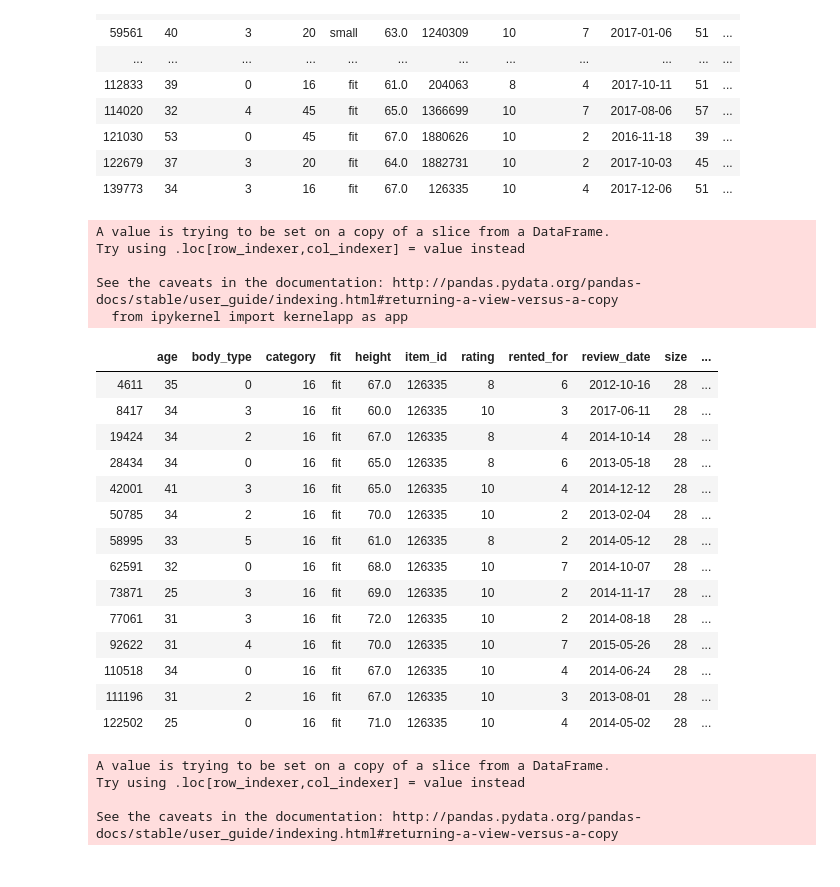
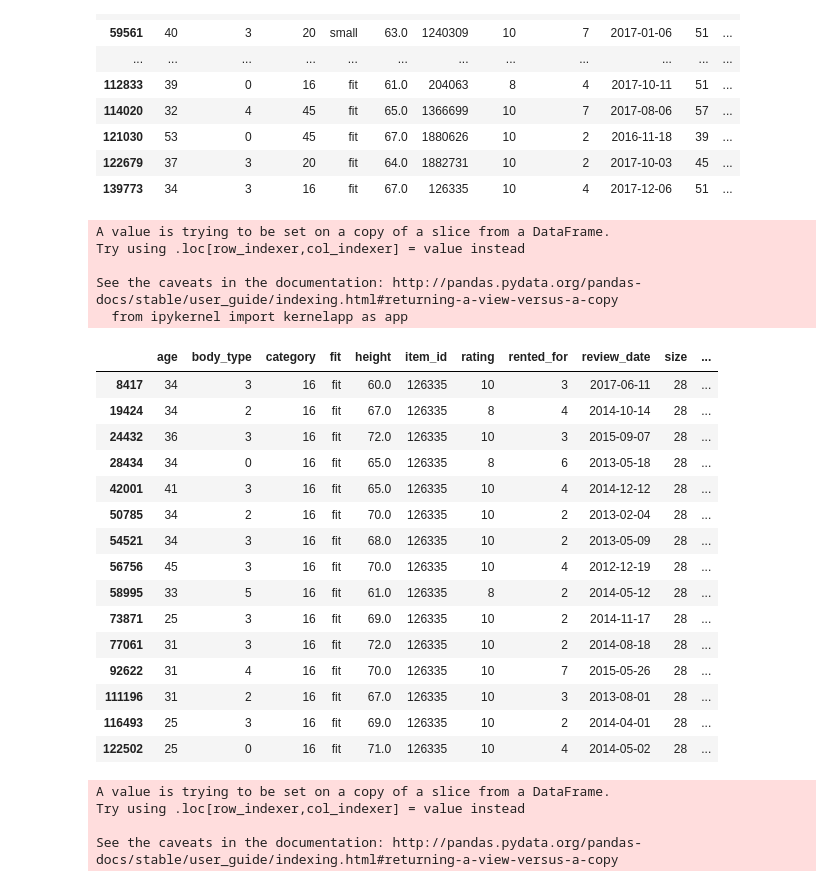
Before and after one commit to mdsvoren/eecs731-final-project, a Jupyter notebook: notebooks/Anomaly_Detection.ipynb, the cells around one changed output. Saved outputs shown, nothing was run; the diff lists cells and outputs as text; code cells hidden in the pictures.

```diff
--- a/notebooks/Anomaly_Detection.ipynb
+++ b/notebooks/Anomaly_Detection.ipynb
@@ -427,44 +427,45 @@ data_pred.loc[data_pred["pred"] == -1]
 | 122679 | 37 | 3 | 20 | fit | 64.0 | 1882731 | 10 | 2 | 2017-10-03 | 45 | ... |
 | 139773 | 34 | 3 | 16 | fit | 67.0 | 126335 | 10 | 4 | 2017-12-06 | 51 | ... |
 # %%
-X_cols = ["body_type", "weight", "size", 'height', 'bust_volume', 'bust_height']
+X_cols = ["weight", "size", 'height', 'bust_volume', 'bust_height']
 ilf = IsolationForest(n_estimators = 100,
                       max_samples = 256,
                       behaviour = "new",
                       random_state = rng,
                       contamination = 0.1
 
     )
 item_id = 126335
 largest_item = reviews.loc[reviews['item_id'] == item_id]
 fit_data = largest_item.loc[largest_item['fit'] == 'fit']
 pred = ilf.fit_predict(fit_data[X_cols])
 
 data_pred = fit_data
 data_pred["pred"] = pred
 
 size_28 = data_pred.loc[data_pred['size'] == 28]
 size_28.loc[size_28["pred"] == -1]
 # %% [output]
 A value is trying to be set on a copy of a slice from a DataFrame.
 Try using .loc[row_indexer,col_indexer] = value instead
 
 See the caveats in the documentation: http://pandas.pydata.org/pandas-docs/stable/user_guide/indexing.html#returning-a-view-versus-a-copy
   from ipykernel import kernelapp as app
 |  | age | body_type | category | fit | height | item_id | rating | rented_for | review_date | size | ... |
-| 4611 | 35 | 0 | 16 | fit | 67.0 | 126335 | 8 | 6 | 2012-10-16 | 28 | ... |
 | 8417 | 34 | 3 | 16 | fit | 60.0 | 126335 | 10 | 3 | 2017-06-11 | 28 | ... |
 | 19424 | 34 | 2 | 16 | fit | 67.0 | 126335 | 8 | 4 | 2014-10-14 | 28 | ... |
+| 24432 | 36 | 3 | 16 | fit | 72.0 | 126335 | 10 | 3 | 2015-09-07 | 28 | ... |
 | 28434 | 34 | 0 | 16 | fit | 65.0 | 126335 | 8 | 6 | 2013-05-18 | 28 | ... |
 | 42001 | 41 | 3 | 16 | fit | 65.0 | 126335 | 10 | 4 | 2014-12-12 | 28 | ... |
 | 50785 | 34 | 2 | 16 | fit | 70.0 | 126335 | 10 | 2 | 2013-02-04 | 28 | ... |
+| 54521 | 34 | 3 | 16 | fit | 68.0 | 126335 | 10 | 2 | 2013-05-09 | 28 | ... |
+| 56756 | 45 | 3 | 16 | fit | 70.0 | 126335 | 10 | 4 | 2012-12-19 | 28 | ... |
 | 58995 | 33 | 5 | 16 | fit | 61.0 | 126335 | 8 | 2 | 2014-05-12 | 28 | ... |
-| 62591 | 32 | 0 | 16 | fit | 68.0 | 126335 | 10 | 7 | 2014-10-07 | 28 | ... |
 | 73871 | 25 | 3 | 16 | fit | 69.0 | 126335 | 10 | 2 | 2014-11-17 | 28 | ... |
 | 77061 | 31 | 3 | 16 | fit | 72.0 | 126335 | 10 | 2 | 2014-08-18 | 28 | ... |
 | 92622 | 31 | 4 | 16 | fit | 70.0 | 126335 | 10 | 7 | 2015-05-26 | 28 | ... |
-| 110518 | 34 | 0 | 16 | fit | 67.0 | 126335 | 10 | 4 | 2014-06-24 | 28 | ... |
 | 111196 | 31 | 2 | 16 | fit | 67.0 | 126335 | 10 | 3 | 2013-08-01 | 28 | ... |
+| 116493 | 25 | 3 | 16 | fit | 69.0 | 126335 | 10 | 2 | 2014-04-01 | 28 | ... |
 | 122502 | 25 | 0 | 16 | fit | 71.0 | 126335 | 10 | 4 | 2014-05-02 | 28 | ... |
 # %%
 def convertAnomaly(s):
```
Also changed, not shown: parts of 7 cells of this notebook.
